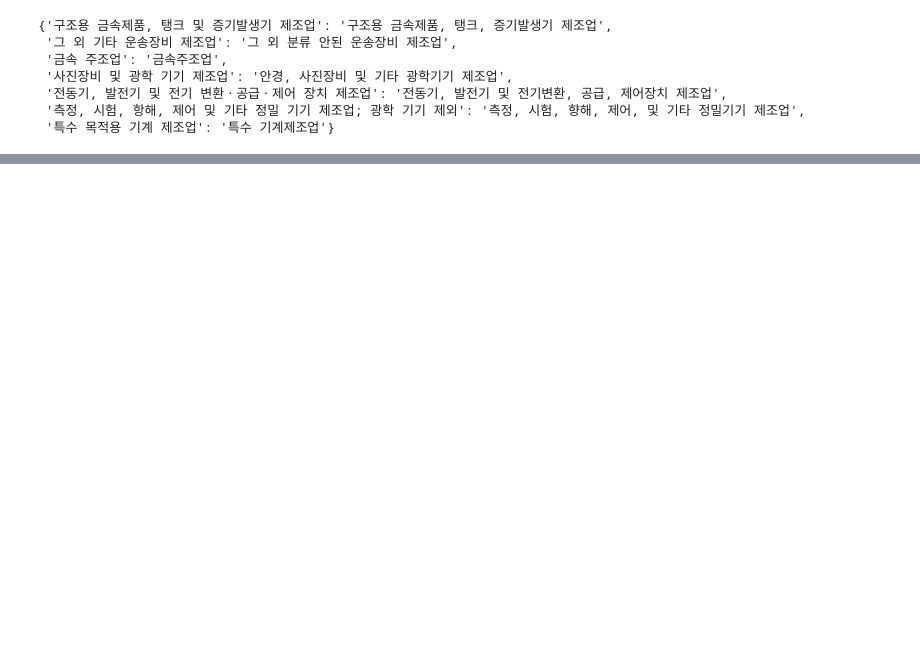
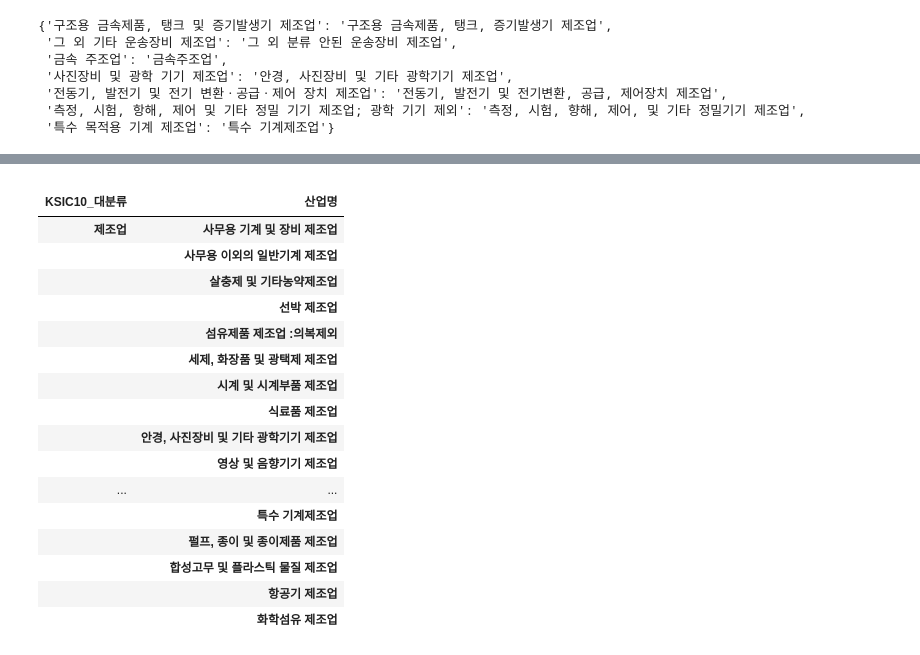
Before and after one commit to patent-analysis-compa/KSIC_IPC, a Jupyter notebook: KSIC_IPC연계.ipynb, the cells around one changed output, grey strips where cells are left out. Drawn from its saved outputs; the diff is of its cells as text; code cells hidden in the pictures; blank space fills up the shorter version.

```diff
--- a/KSIC_IPC연계.ipynb
+++ b/KSIC_IPC연계.ipynb
@@ -684,0 +911,21 @@ for k in queries.keys():
+# %%
+concordance[['KSIC10_대분류', '산업명']].groupby(['KSIC10_대분류', '산업명']).count()[31:]
+# %% [output]
+|  |  |
+| KSIC10_대분류 | 산업명 |
+| 제조업 | 사무용 기계 및 장비 제조업 |
+|  | 사무용 이외의 일반기계 제조업 |
+|  | 살충제 및 기타농약제조업 |
+|  | 선박 제조업 |
+|  | 섬유제품 제조업 :의복제외 |
+|  | 세제, 화장품 및 광택제 제조업 |
+|  | 시계 및 시계부품 제조업 |
+|  | 식료품 제조업 |
+|  | 안경, 사진장비 및 기타 광학기기 제조업 |
+|  | 영상 및 음향기기 제조업 |
+| ... | ... |
+|  | 특수 기계제조업 |
+|  | 펄프, 종이 및 종이제품 제조업 |
+|  | 합성고무 및 플라스틱 물질 제조업 |
+|  | 항공기 제조업 |
+|  | 화학섬유 제조업 |
```
Also changed, not shown: parts of 116 cells of this notebook.
